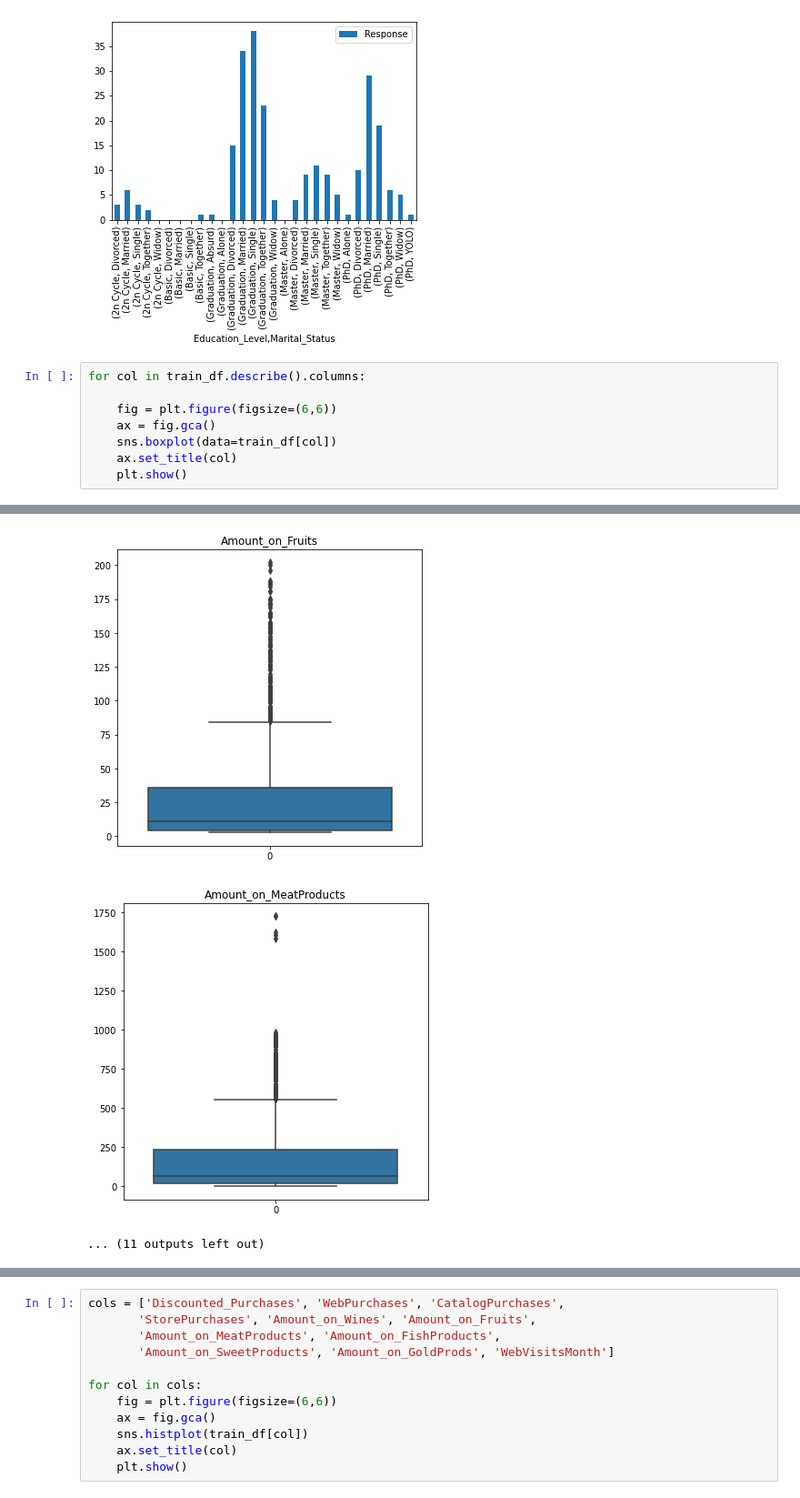
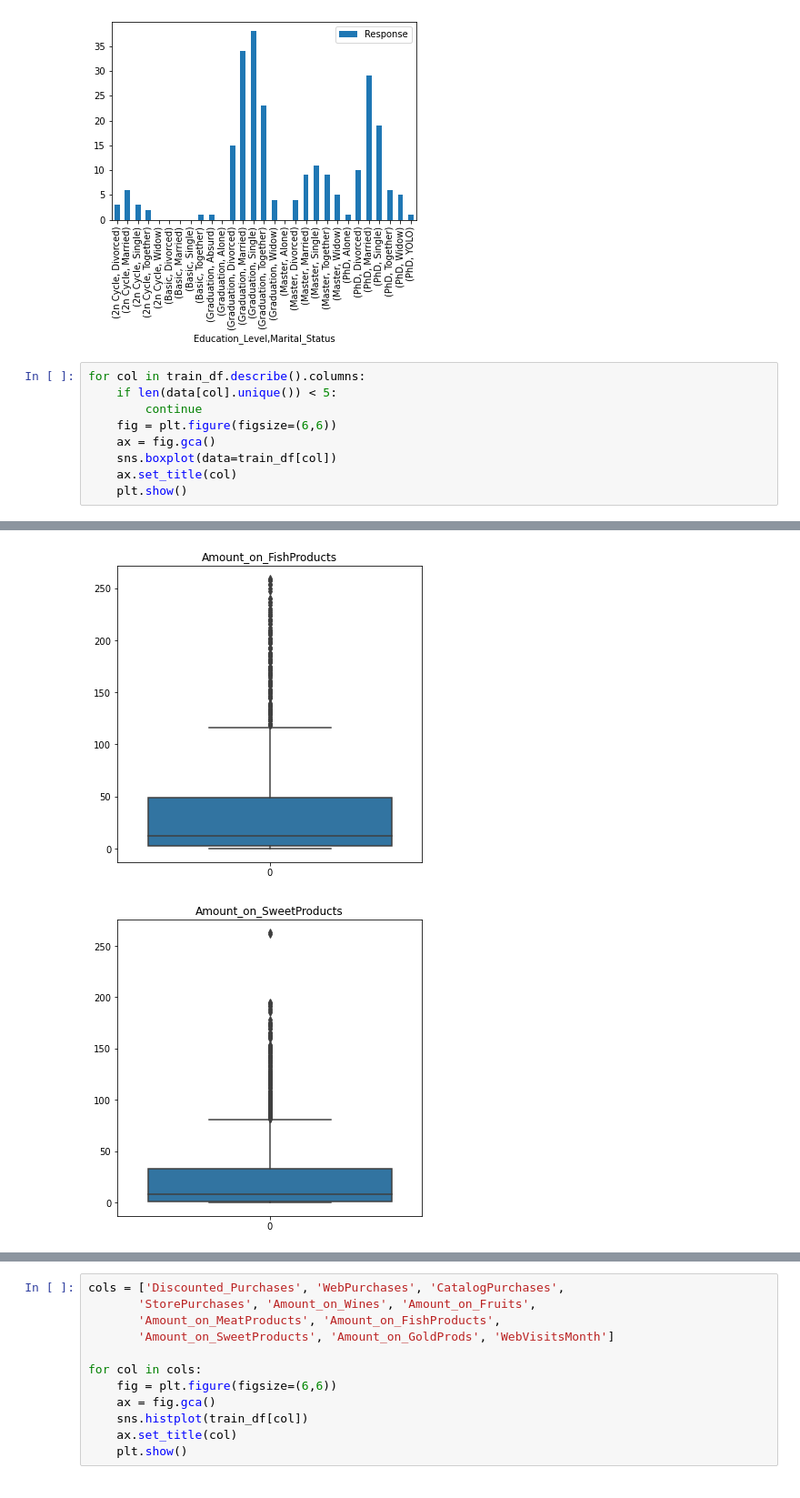
Before and after one commit to atehe/DSN-AI-2021-HACKATHON, a Jupyter notebook: DSN BOOTCAMP HACKATHON-catboost.ipynb, the cells around one changed output, grey strips where cells are left out. Shown at 91% size. Saved outputs shown, nothing was run; the diff lists cells and outputs as text.

```diff
--- a/DSN BOOTCAMP HACKATHON-catboost.ipynb
+++ b/DSN BOOTCAMP HACKATHON-catboost.ipynb
@@ -184,7 +192,8 @@ train_df[['Education_Level','Marital_Status','Response']].groupby(['Education_Le
 [figure]
 # %%
 for col in train_df.describe().columns:
-
+    if len(data[col].unique()) < 5:
+        continue
     fig = plt.figure(figsize=(6,6))
     ax = fig.gca()
     sns.boxplot(data=train_df[col])
@@ -204,3 +213,2 @@ for col in train_df.describe().columns:
-[figure, old version]
+[figure, new version]
-[figure, old version]
+[figure, new version]
-... (11 outputs left out)
```
Also changed, not shown: parts of 67 cells of this notebook.
